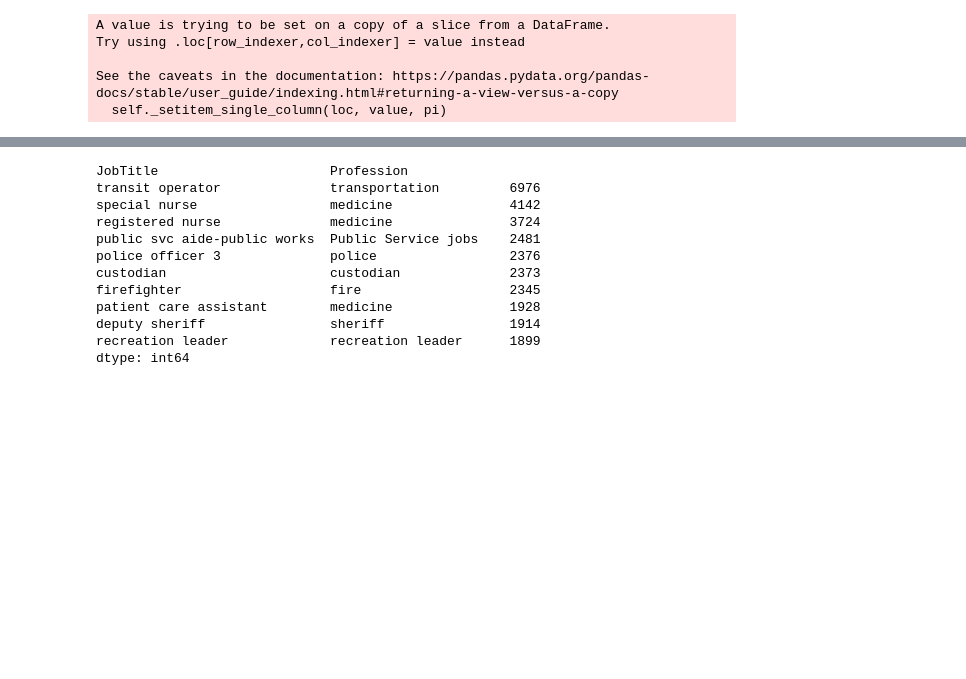
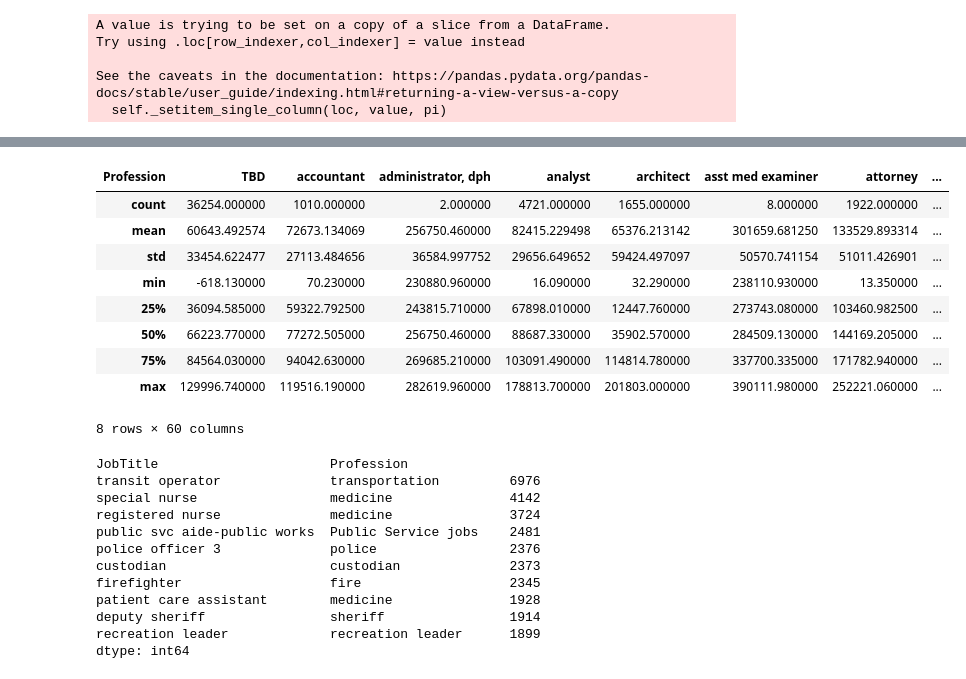
Before and after one commit to savitskaya-om/python, a Jupyter notebook: project/PROJECT.ipynb, the cells around one changed output, grey strips where cells are left out. Cells and saved outputs as stored; diff of their text form; code cells hidden in the pictures; blank space fills up the shorter version.

```diff
--- a/project/PROJECT.ipynb
+++ b/project/PROJECT.ipynb
@@ -515,3 +513,16 @@ def_prof()
+# %%
+pd.pivot_table (sal, index = 'Id', values = 'TotalPay', columns = 'Profession',  aggfunc=np.sum).describe()
+# %% [output]
+| Profession | TBD | accountant | administrator, dph | analyst | architect | asst med examiner | attorney | ... |
+| count | 36254.000000 | 1010.000000 | 2.000000 | 4721.000000 | 1655.000000 | 8.000000 | 1922.000000 | ... |
+| mean | 60643.492574 | 72673.134069 | 256750.460000 | 82415.229498 | 65376.213142 | 301659.681250 | 133529.893314 | ... |
+| std | 33454.622477 | 27113.484656 | 36584.997752 | 29656.649652 | 59424.497097 | 50570.741154 | 51011.426901 | ... |
+| min | -618.130000 | 70.230000 | 230880.960000 | 16.090000 | 32.290000 | 238110.930000 | 13.350000 | ... |
+| 25% | 36094.585000 | 59322.792500 | 243815.710000 | 67898.010000 | 12447.760000 | 273743.080000 | 103460.982500 | ... |
+| 50% | 66223.770000 | 77272.505000 | 256750.460000 | 88687.330000 | 35902.570000 | 284509.130000 | 144169.205000 | ... |
+| 75% | 84564.030000 | 94042.630000 | 269685.210000 | 103091.490000 | 114814.780000 | 337700.335000 | 171782.940000 | ... |
+| max | 129996.740000 | 119516.190000 | 282619.960000 | 178813.700000 | 201803.000000 | 390111.980000 | 252221.060000 | ... |
+8 rows × 60 columns
 # %%
 #sns.histplot(data=sal.loc[(sal.JobTitle.str.contains("administrative analys"))&(sal.Profession.str.contains("TBD"))], x="TotalPay")
 # %%
```
Also changed, not shown: parts of 23 cells of this notebook.
